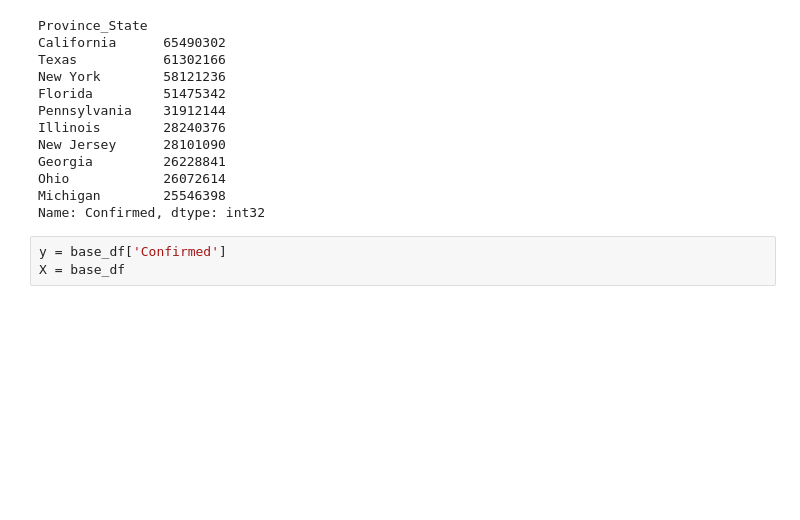
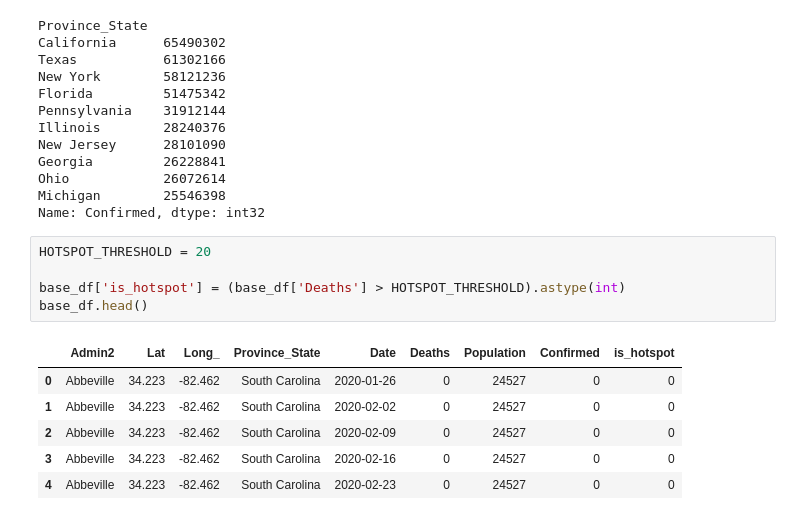
Before and after one commit to Chutacos/ADS_cloud, a Jupyter notebook: jgu_ML.ipynb, the cells around one changed output. Cells and saved outputs as stored; diff of their text form; blank space fills up the shorter version.

```diff
--- a/jgu_ML.ipynb
+++ b/jgu_ML.ipynb
@@ -194,6 +198,15 @@ Georgia         26228841
 Ohio            26072614
 Michigan        25546398
 Name: Confirmed, dtype: int32
-# %%
-y = base_df['Confirmed']
-X = base_df
+# %%
+HOTSPOT_THRESHOLD = 20
+
+base_df['is_hotspot'] = (base_df['Deaths'] > HOTSPOT_THRESHOLD).astype(int)
+base_df.head()
+# %% [output]
+|  | Admin2 | Lat | Long_ | Province_State | Date | Deaths | Population | Confirmed | is_hotspot |
+| 0 | Abbeville | 34.223 | -82.462 | South Carolina | 2020-01-26 | 0 | 24527 | 0 | 0 |
+| 1 | Abbeville | 34.223 | -82.462 | South Carolina | 2020-02-02 | 0 | 24527 | 0 | 0 |
+| 2 | Abbeville | 34.223 | -82.462 | South Carolina | 2020-02-09 | 0 | 24527 | 0 | 0 |
+| 3 | Abbeville | 34.223 | -82.462 | South Carolina | 2020-02-16 | 0 | 24527 | 0 | 0 |
+| 4 | Abbeville | 34.223 | -82.462 | South Carolina | 2020-02-23 | 0 | 24527 | 0 | 0 |
```
Also changed, not shown: parts of 10 cells of this notebook.
